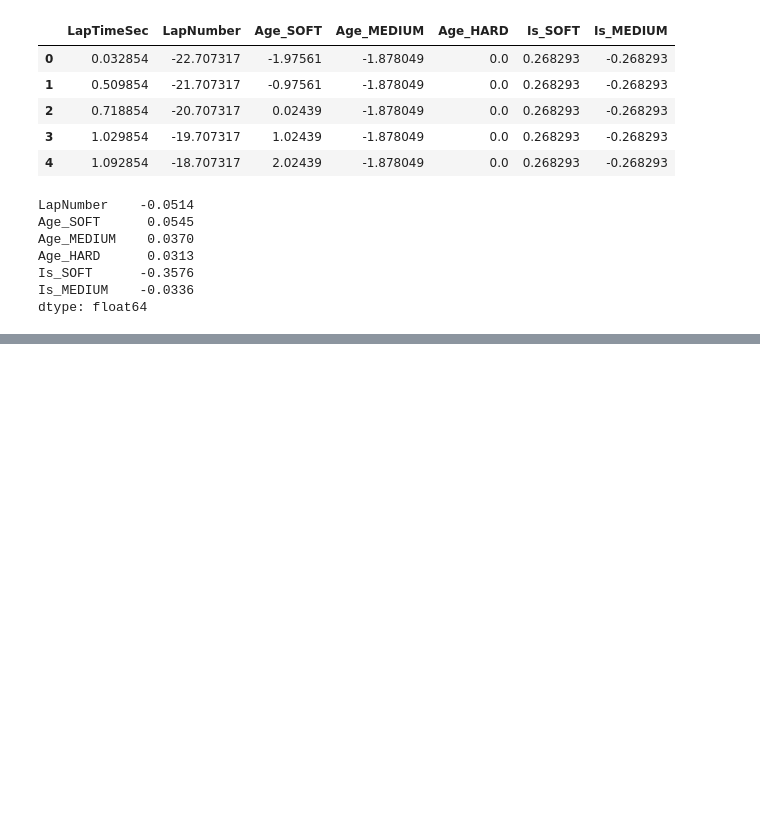
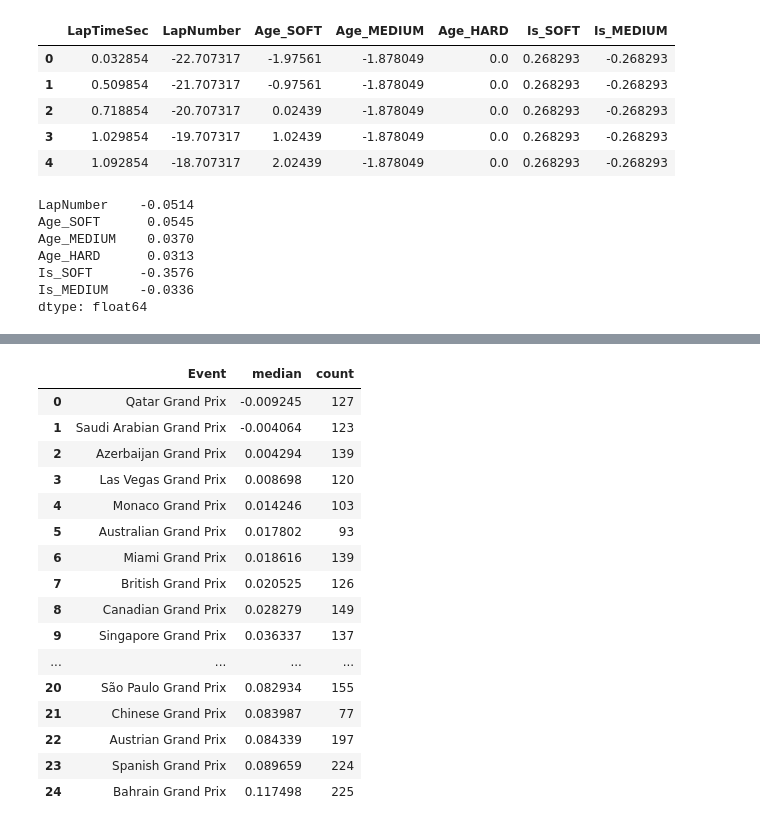
Before and after one commit to Vlvasile/f1-pit-strategy, a Jupyter notebook: notebooks/04_eda.ipynb, the cells around one changed output, grey strips where cells are left out. Drawn from its saved outputs; the diff is of its cells as text; code cells hidden in the pictures; blank space fills up the shorter version.

```diff
--- a/notebooks/04_eda.ipynb
+++ b/notebooks/04_eda.ipynb
@@ -244,0 +247,8 @@ fig.write_image("../images/soft_vs_hard_crossover.png", scale=2)
+# %%
+fuel_effect = result["LapNumber"]
+
+slopes["TrueWear"] = slopes["SecPerLap"] - fuel_effect
+
+race_names = laps[["Year", "Round", "Event"]].drop_duplicates()
+slopes = slopes.merge(race_names, on=["Year", "Round"], how="left")
+slopes.head()
@@ -244,0 +262,27 @@ fig.write_image("../images/soft_vs_hard_crossover.png", scale=2)
+# %%
+by_circuit = (
+    slopes.groupby("Event")["TrueWear"]
+    .agg(["median", "count"])
+    .query("count >= 30")
+    .sort_values("median")
+    .reset_index()
+)
+by_circuit
+# %% [output]
+|  | Event | median | count |
+| 0 | Qatar Grand Prix | -0.009245 | 127 |
+| 1 | Saudi Arabian Grand Prix | -0.004064 | 123 |
+| 2 | Azerbaijan Grand Prix | 0.004294 | 139 |
+| 3 | Las Vegas Grand Prix | 0.008698 | 120 |
+| 4 | Monaco Grand Prix | 0.014246 | 103 |
+| 5 | Australian Grand Prix | 0.017802 | 93 |
+| 6 | Miami Grand Prix | 0.018616 | 139 |
+| 7 | British Grand Prix | 0.020525 | 126 |
+| 8 | Canadian Grand Prix | 0.028279 | 149 |
+| 9 | Singapore Grand Prix | 0.036337 | 137 |
+| ... | ... | ... | ... |
+| 20 | São Paulo Grand Prix | 0.082934 | 155 |
+| 21 | Chinese Grand Prix | 0.083987 | 77 |
+| 22 | Austrian Grand Prix | 0.084339 | 197 |
+| 23 | Spanish Grand Prix | 0.089659 | 224 |
+| 24 | Bahrain Grand Prix | 0.117498 | 225 |
```
Also changed, not shown: parts of 5 cells of this notebook, 1 other file.
